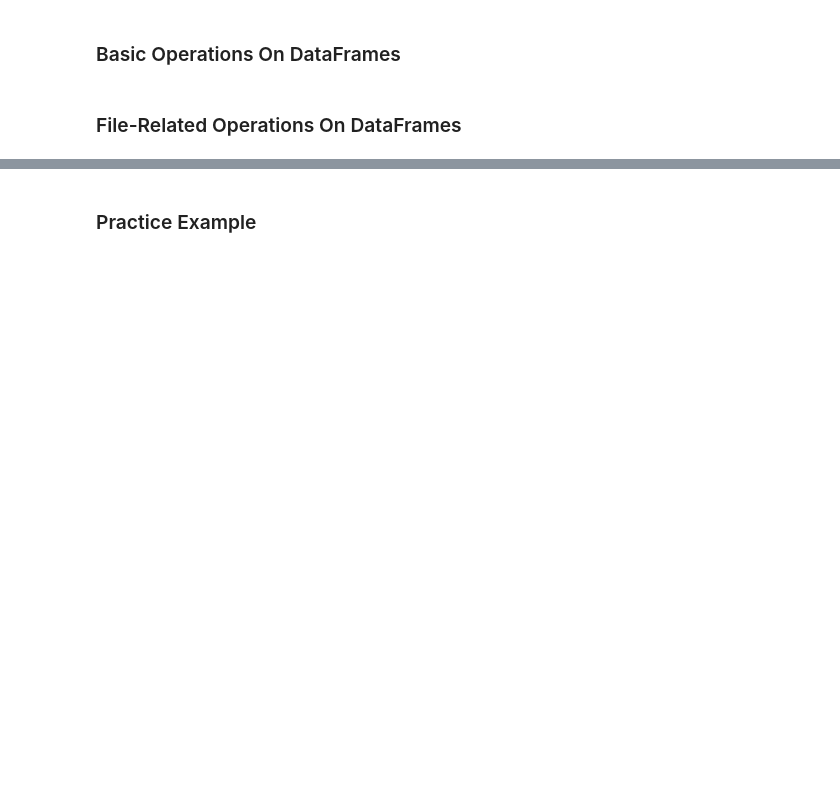
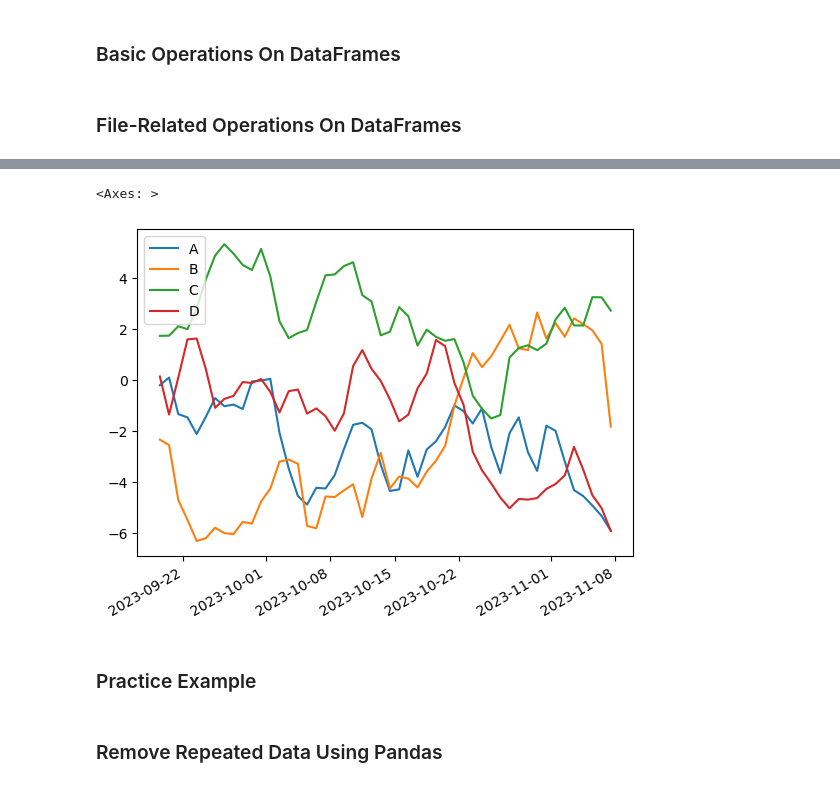
Before and after one commit to Dudimath/Pandas-Numpy, a Jupyter notebook: student.ipynb, the cells around one changed output, grey strips where cells are left out. Drawn from its saved outputs; the diff is of its cells as text; code cells hidden in the pictures; blank space fills up the shorter version.

```diff
--- a/student.ipynb
+++ b/student.ipynb
@@ -873,2 +1244,11 @@ dtype: float64
+# %%
+df = pd.DataFrame(np.random.randn(50,4), index = ts.index, columns= ["A","B","C","D"])
+df = df.cumsum()
+df.plot()
+# %% [output]
+<Axes: >
+[figure, added]
 # %% [markdown]
 ### Practice Example
+# %% [markdown]
+### Remove Repeated Data Using Pandas
```
Also changed, not shown: parts of 44 cells of this notebook, 2 other files.
